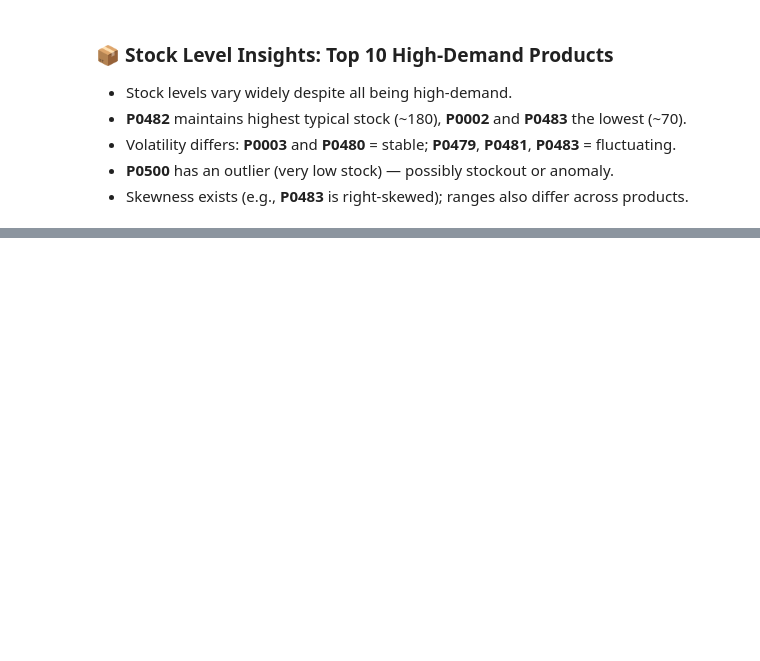
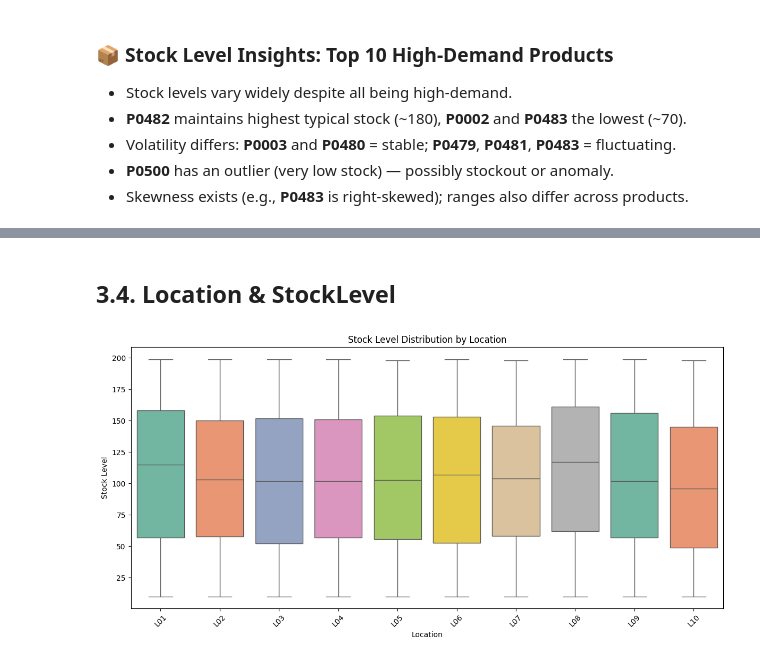
Before and after one commit to sachinn854/Product-Demand-Forecasting, a Jupyter notebook: 4_EDA/inventory.ipynb, the cells around one changed output, grey strips where cells are left out. Drawn from its saved outputs; the diff is of its cells as text; code cells hidden in the pictures; blank space fills up the shorter version.

```diff
--- a/4_EDA/inventory.ipynb
+++ b/4_EDA/inventory.ipynb
@@ -191,0 +252,13 @@ plt.show()
+# %% [markdown]
+## 3.4. Location & StockLevel
+# %%
+plt.figure(figsize=(12, 6))
+sns.boxplot(data=df, x='Location', y='StockLevel',hue='Location',legend=False ,palette='Set2')
+plt.title('Stock Level Distribution by Location')
+plt.xlabel('Location')
+plt.ylabel('Stock Level')
+plt.xticks(rotation=45)
+plt.tight_layout()
+plt.show()
+# %% [output]
+[figure, added]
```
Also changed, not shown: parts of 7 cells of this notebook.
